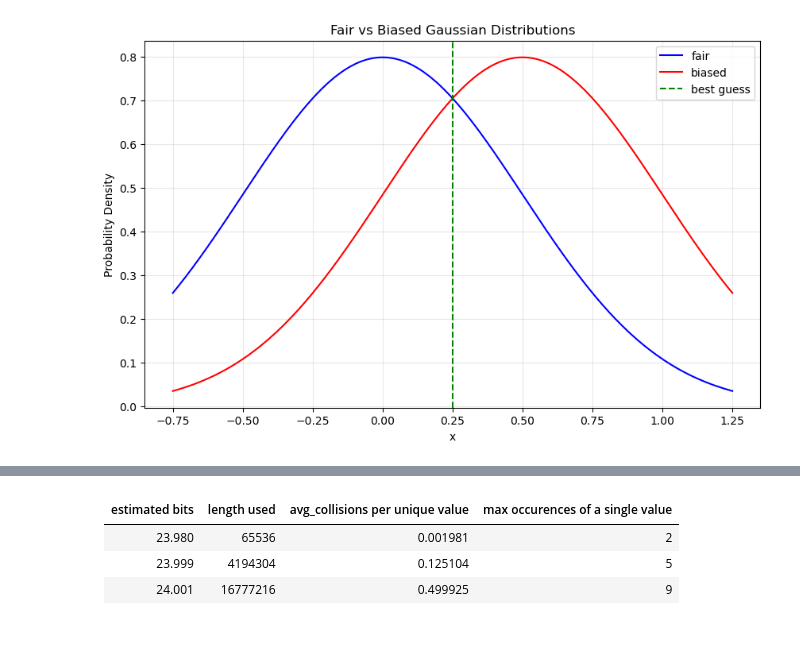
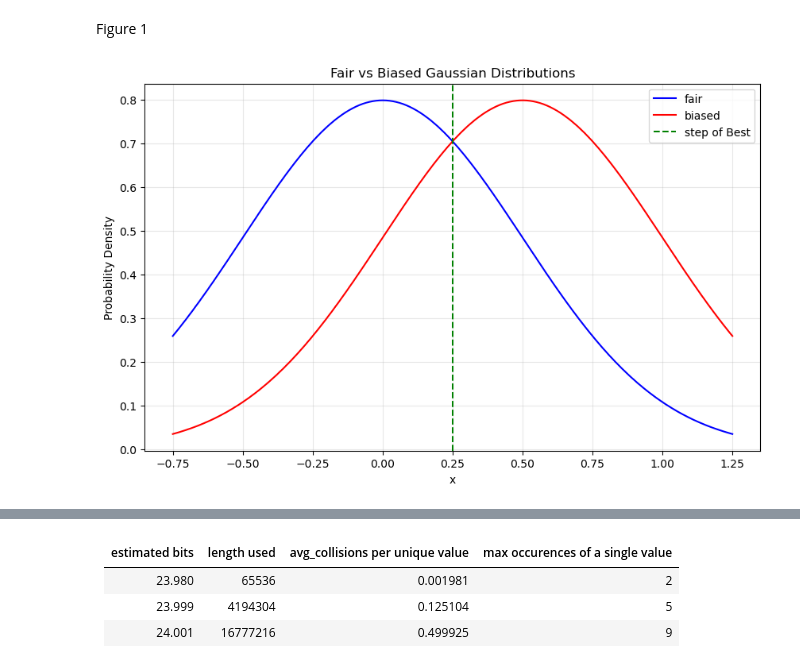
Before and after one commit to craigphicks/pytorch-permutations-randperm-vs-argsort-rand, a Jupyter notebook: ipynb/argsort-collision.ipynb, the cells around one changed output, grey strips where cells are left out. Saved outputs shown, nothing was run; the diff lists cells and outputs as text; code cells hidden in the pictures; blank space fills up the shorter version.

```diff
--- a/ipynb/argsort-collision.ipynb
+++ b/ipynb/argsort-collision.ipynb
@@ -246,6 +256,7 @@ The following plot illustrates how the probability of a correct guess can be cal
 # %%
 import numpy as np
 import matplotlib.pyplot as plt
+from IPython.display import display, Markdown
 
 # Define the parameters
 mean_f = 0      # mean for fair distribution
@@ -253,35 +264,37 @@ mean_b = 0.5    # mean for biased distribution
 std = 0.5       # standard deviation (sqrt of variance 1/4)
 
 # Create x values for plotting
 x = np.linspace(-0.75, 1.25, 1000)
 
 # Calculate y values for both Gaussian distributions
 fair = np.exp(-(x - mean_f)**2 / (2 * std**2)) / (std * np.sqrt(2 * np.pi))
 biased = np.exp(-(x - mean_b)**2 / (2 * std**2)) / (std * np.sqrt(2 * np.pi))
 
 # Create the plot
 plt.figure(figsize=(10, 6))
 
 # Plot both Gaussian distributions
 plt.plot(x, fair, 'b-', label='fair')
 plt.plot(x, biased, 'r-', label='biased')
 
 # Add vertical line at x=0.25
-plt.axvline(x=0.25, color='g', linestyle='--', label='best guess')
+plt.axvline(x=0.25, color='g', linestyle='--', label='step of Best')
 
 # Add labels and title
 plt.xlabel('x')
 plt.ylabel('Probability Density')
 plt.title('Fair vs Biased Gaussian Distributions')
 plt.legend()
 
 # Add grid for better readability
 plt.grid(True, alpha=0.3)
 
 # Show the plot
+display(Markdown("<a name=figure-1></a>Figure 1"))
 plt.show()
 # %% [output]
+<a name=figure-1></a>Figure 1
-[figure, old version]
+[figure, new version]
 # %% [markdown]
 In the above graph, $P_{\text{crit}}$ is the area under the red curve to the right of the dashed green vertical line.
 
```
Also changed, not shown: parts of 23 cells of this notebook, 3 other files.
